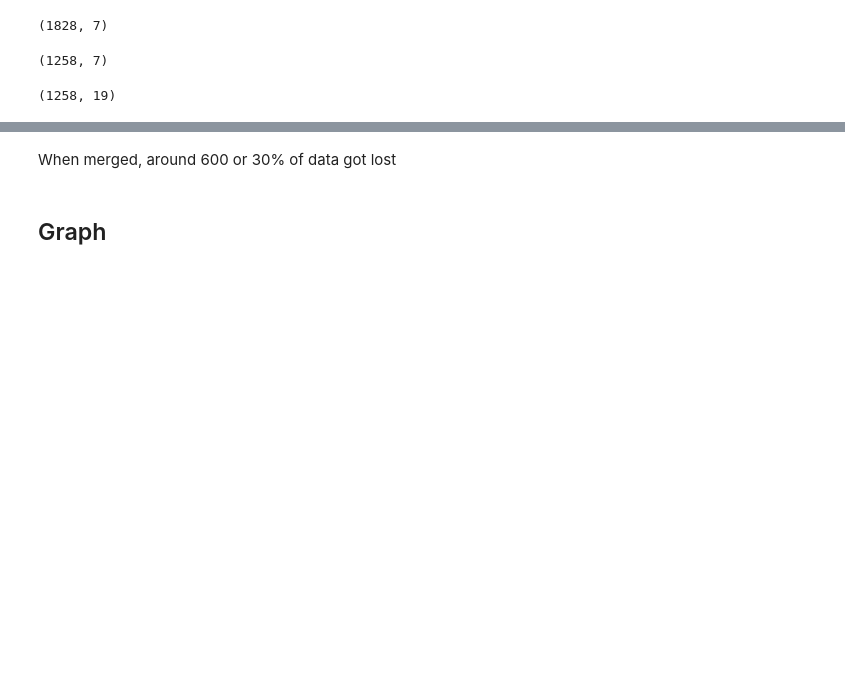
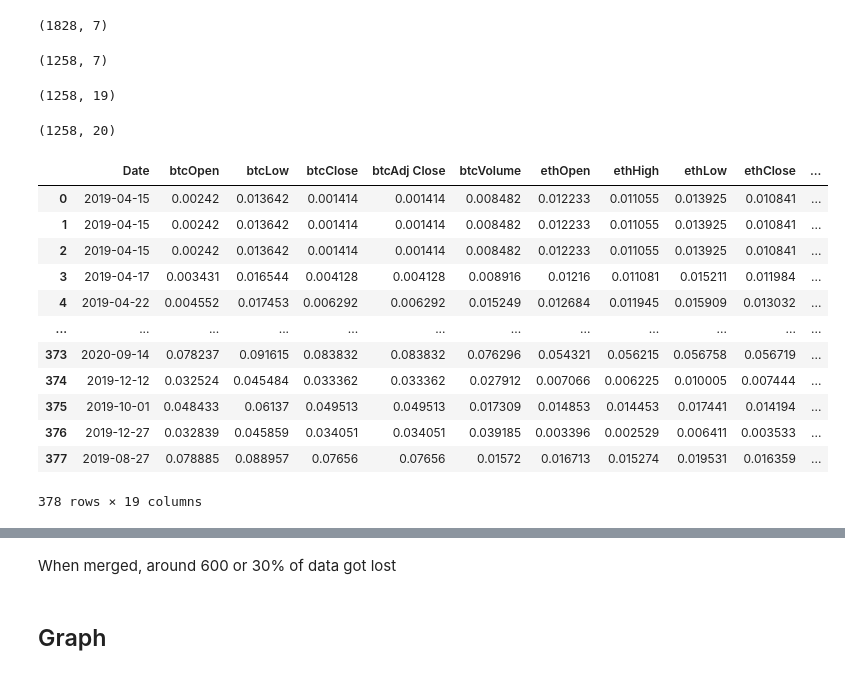
Before and after one commit to youngs508/BitcoinPredictionNew, a Jupyter notebook: backend/model.ipynb, the cells around one changed output, grey strips where cells are left out. Drawn from its saved outputs; the diff is of its cells as text; code cells hidden in the pictures; blank space fills up the shorter version.

Commit message:
split data into multiple train and test sets

```diff
--- a/backend/model.ipynb
+++ b/backend/model.ipynb
@@ -110,3 +137,7 @@ spy.shape
 df.shape
 # %% [output]
 (1258, 19)
+# %%
+df.shape
+# %% [output]
+(1258, 20)
@@ -112,0 +146,49 @@ df.shape
+# %%
+import random
+
+x_train = df
+y = df['btcHigh']
+header = x_train.columns
+
+# remove header for shuffling
+x_data = x_train.values
+
+random.seed(123)
+#Split 70% for train data, and 30% for test data
+train_ratio = 0.7
+test_ratio = 1 - train_ratio
+
+total_data_sample = len(x_train)
+train_samples = int(total_data_sample * train_ratio)
+test_samples = total_data_sample - train_samples
+
+#print(X)
+random.shuffle(x_data)
+shuffled_data = pd.DataFrame(x_data, columns=header)
+
+train_data = shuffled_data.head(train_samples)
+test_data = shuffled_data.head(test_samples)
+
+# Split the data into training sets for btc high
+X_train_btcHigh = train_data.drop(columns=['btcHigh'])
+y_train_btcHigh = train_data['btcHigh']
+
+# Split the data into training sets for btc high
+X_test_btcHigh = test_data.drop(columns=['btcHigh'])
+y_test_btcHigh = test_data['btcHigh']
+# %%
+X_test_btcHigh
+# %% [output]
+|  | Date | btcOpen | btcLow | btcClose | btcAdj Close | btcVolume | ethOpen | ethHigh | ethLow | ethClose | ... |
+| 0 | 2019-04-15 | 0.00242 | 0.013642 | 0.001414 | 0.001414 | 0.008482 | 0.012233 | 0.011055 | 0.013925 | 0.010841 | ... |
+| 1 | 2019-04-15 | 0.00242 | 0.013642 | 0.001414 | 0.001414 | 0.008482 | 0.012233 | 0.011055 | 0.013925 | 0.010841 | ... |
+| 2 | 2019-04-15 | 0.00242 | 0.013642 | 0.001414 | 0.001414 | 0.008482 | 0.012233 | 0.011055 | 0.013925 | 0.010841 | ... |
+| 3 | 2019-04-17 | 0.003431 | 0.016544 | 0.004128 | 0.004128 | 0.008916 | 0.01216 | 0.011081 | 0.015211 | 0.011984 | ... |
+| 4 | 2019-04-22 | 0.004552 | 0.017453 | 0.006292 | 0.006292 | 0.015249 | 0.012684 | 0.011945 | 0.015909 | 0.013032 | ... |
+| ... | ... | ... | ... | ... | ... | ... | ... | ... | ... | ... | ... |
+| 373 | 2020-09-14 | 0.078237 | 0.091615 | 0.083832 | 0.083832 | 0.076296 | 0.054321 | 0.056215 | 0.056758 | 0.056719 | ... |
+| 374 | 2019-12-12 | 0.032524 | 0.045484 | 0.033362 | 0.033362 | 0.027912 | 0.007066 | 0.006225 | 0.010005 | 0.007444 | ... |
+| 375 | 2019-10-01 | 0.048433 | 0.06137 | 0.049513 | 0.049513 | 0.017309 | 0.014853 | 0.014453 | 0.017441 | 0.014194 | ... |
+| 376 | 2019-12-27 | 0.032839 | 0.045859 | 0.034051 | 0.034051 | 0.039185 | 0.003396 | 0.002529 | 0.006411 | 0.003533 | ... |
+| 377 | 2019-08-27 | 0.078885 | 0.088957 | 0.07656 | 0.07656 | 0.01572 | 0.016713 | 0.015274 | 0.019531 | 0.016359 | ... |
+378 rows × 19 columns
```
Also changed, not shown: parts of 7 cells of this notebook.
